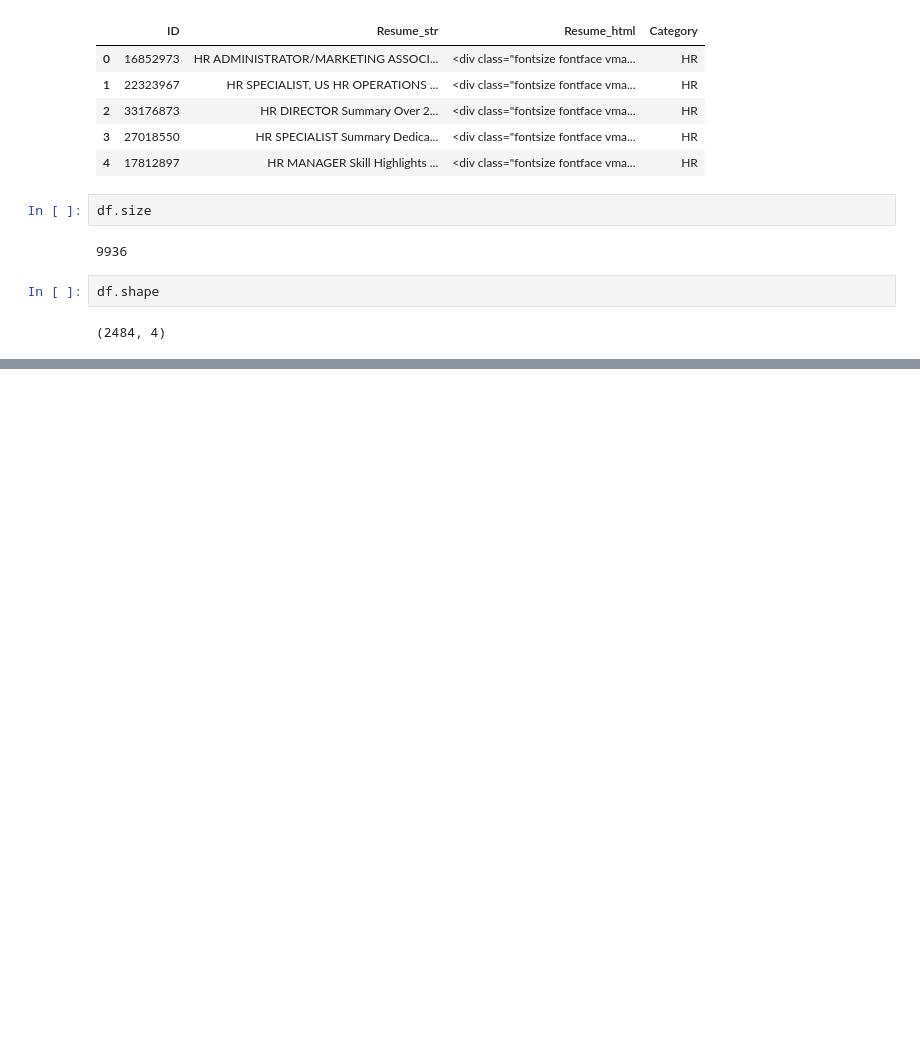
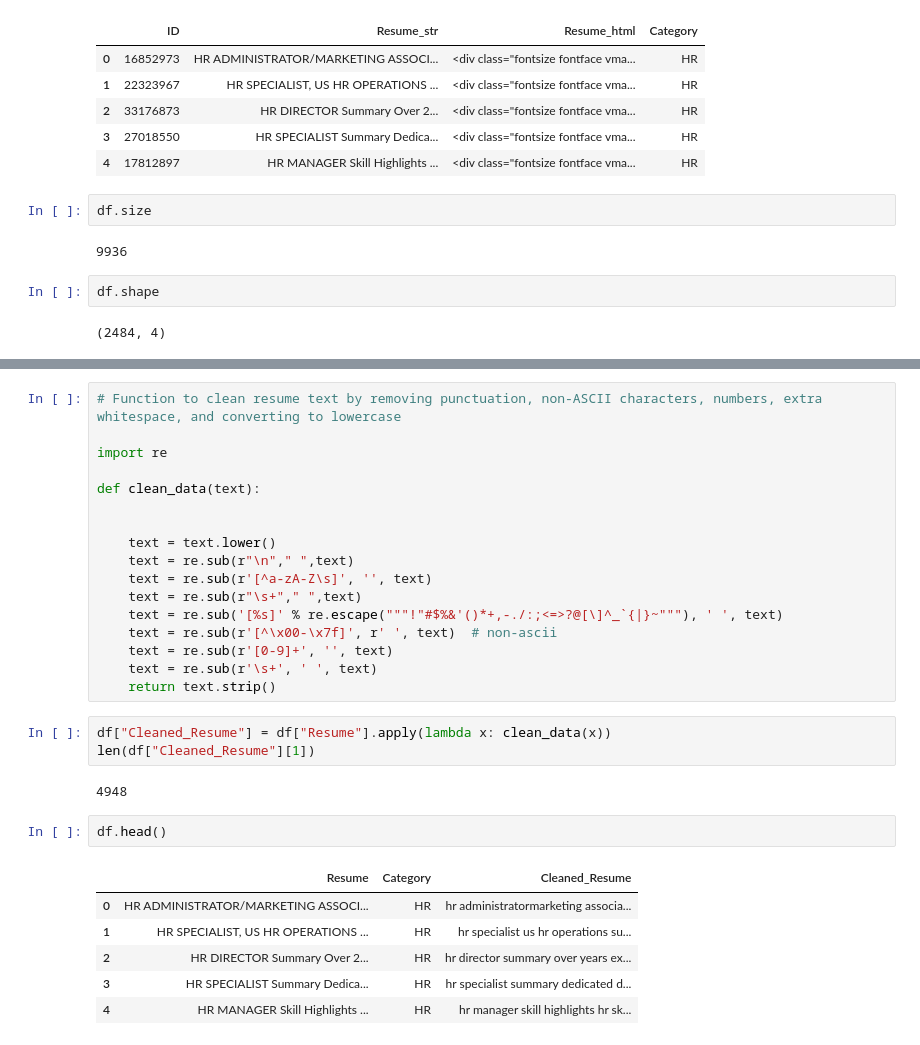
Before and after one commit to Aomr112/resume-classifier, a Jupyter notebook: resume_classifier.ipynb, the cells around one changed output, grey strips where cells are left out. Drawn from its saved outputs; the diff is of its cells as text; blank space fills up the shorter version.

```diff
--- a/resume_classifier.ipynb
+++ b/resume_classifier.ipynb
@@ -26,0 +91,31 @@ df.shape
+# %%
+# Function to clean resume text by removing punctuation, non-ASCII characters, numbers, extra whitespace, and converting to lowercase
+
+import re
+
+def clean_data(text):
+
+
+    text = text.lower()
+    text = re.sub(r"\n"," ",text)
+    text = re.sub(r'[^a-zA-Z\s]', '', text)
+    text = re.sub(r"\s+"," ",text)
+    text = re.sub('[%s]' % re.escape("""!"#$%&'()*+,-./:;<=>?@[\]^_`{|}~"""), ' ', text)
+    text = re.sub(r'[^\x00-\x7f]', r' ', text)  # non-ascii
+    text = re.sub(r'[0-9]+', '', text)
+    text = re.sub(r'\s+', ' ', text)
+    return text.strip()
+# %%
+df["Cleaned_Resume"] = df["Resume"].apply(lambda x: clean_data(x))
+len(df["Cleaned_Resume"][1])
+# %% [output]
+4948
+# %%
+df.head()
+# %% [output]
+|  | Resume | Category | Cleaned_Resume |
+| 0 | HR ADMINISTRATOR/MARKETING ASSOCI... | HR | hr administratormarketing associa... |
+| 1 | HR SPECIALIST, US HR OPERATIONS ... | HR | hr specialist us hr operations su... |
+| 2 | HR DIRECTOR Summary Over 2... | HR | hr director summary over years ex... |
+| 3 | HR SPECIALIST Summary Dedica... | HR | hr specialist summary dedicated d... |
+| 4 | HR MANAGER Skill Highlights ... | HR | hr manager skill highlights hr sk... |
```
Also changed, not shown: parts of 15 cells of this notebook.
